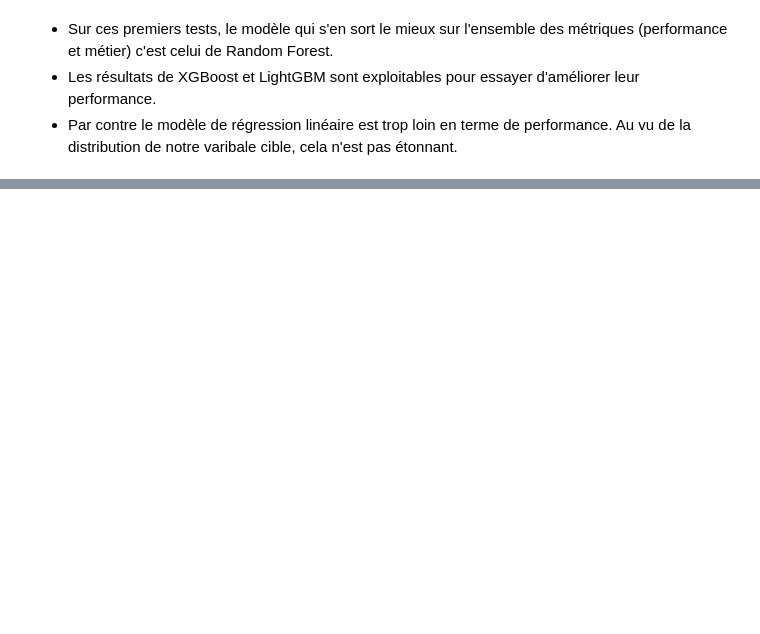
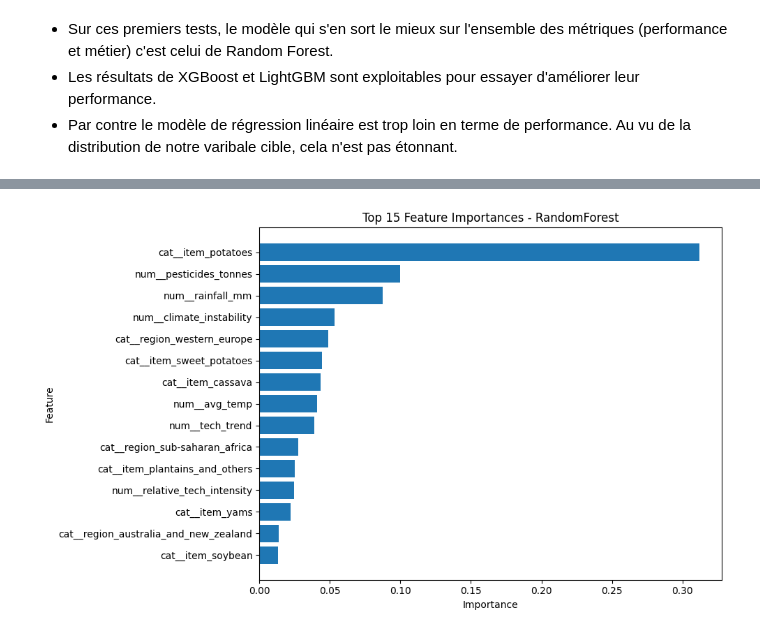
Before and after one commit to SCFlorian/Systeme_recommandation_agricole, a Jupyter notebook: notebooks/notebook_modelisation.ipynb, the cells around one changed output, grey strips where cells are left out. Drawn from its saved outputs; the diff is of its cells as text; code cells hidden in the pictures; blank space fills up the shorter version.

```diff
--- a/notebooks/notebook_modelisation.ipynb
+++ b/notebooks/notebook_modelisation.ipynb
@@ -263,0 +528,7 @@ Profitable_decision_rate_pct   : 24.0268
+# %%
+# Modèle de LightGBM
+model = lgb.LGBMRegressor(random_state=42, verbose=-1)
+model_name = "LGBMRegressor - Baseline - fichier enrichi"
+tags = "LGBMRegressor - Baseline - fichier enrichi"
+projet_description = "Test d'un modèle LGBMRegressor sans optimisation"
+mlflow_tracking_model(model, model_name, tags, projet_description)
@@ -263,0 +847,83 @@ Profitable_decision_rate_pct   : 24.0268
+# %%
+best_pipeline = result["best_pipeline"]
+best_params = result["best_params"]
+test_metrics = result["test_metrics"]
+
+print("Best params :", best_params)
+print("Test metrics :", test_metrics)
+
+# Extraire le modèle et le préprocesseur du pipeline
+rf_model = best_pipeline.named_steps["model"]
+preprocessor = best_pipeline.named_steps["preprocessor"]
+
+# Récupérer les noms de variables après transformation
+feature_names = preprocessor.get_feature_names_out()
+
+# Récupérer les importances
+importances = rf_model.feature_importances_
+
+feature_importance_df = pd.DataFrame({
+    "feature": feature_names,
+    "importance": importances
+}).sort_values("importance", ascending=False).reset_index(drop=True)
+
+print("\nTop 15 features :")
+print(feature_importance_df.head(15))
+
+# Sauvegarder les importances si besoin
+
+feature_importance_df.to_csv("../data/processed/feature_importance_random_forest.csv", index=False)
+
+# Visualisation top 15
+
+top_n = 15
+top_features = feature_importance_df.head(top_n).sort_values("importance", ascending=True)
+
+plt.figure(figsize=(10, 6))
+plt.barh(top_features["feature"], top_features["importance"])
+plt.title("Top 15 Feature Importances - RandomForest")
+plt.xlabel("Importance")
+plt.ylabel("Feature")
+plt.tight_layout()
+plt.show()
+
+# Regrouper les variables par famille métier
+
+def feature_group(feature_name: str) -> str:
+
+    if "avg_temp" in feature_name or "rainfall_mm" in feature_name \
+       or "pesticides_tonnes" in feature_name or "tech_trend" in feature_name \
+       or "climate_instability" in feature_name or "relative_tech_intensity" in feature_name:
+        return "numeric_climate_tech"
+
+    if "region_" in feature_name:
+        return "region"
+
+    if "item_" in feature_name:
+        return "item"
+
+    return "other"
+
+feature_importance_df["group"] = feature_importance_df["feature"].apply(feature_group)
+
+group_importance_df = (
+    feature_importance_df
+    .groupby("group", as_index=False)["importance"]
+    .sum()
+    .sort_values("importance", ascending=False)
+    .reset_index(drop=True)
+)
+
+print("\nImportance par groupe :")
+print(group_importance_df)
+
+# Visualisation par groupe
+
+plt.figure(figsize=(8, 4))
+plt.bar(group_importance_df["group"], group_importance_df["importance"])
+plt.title("Importance par groupe de variables")
+plt.xlabel("Groupe")
+plt.ylabel("Importance cumulée")
+plt.tight_layout()
+plt.show()
+# %% [output]
@@ -263,0 +950 @@ Profitable_decision_rate_pct   : 24.0268
+[figure, added]
```
Also changed, not shown: parts of 27 cells of this notebook, 1 other file.
